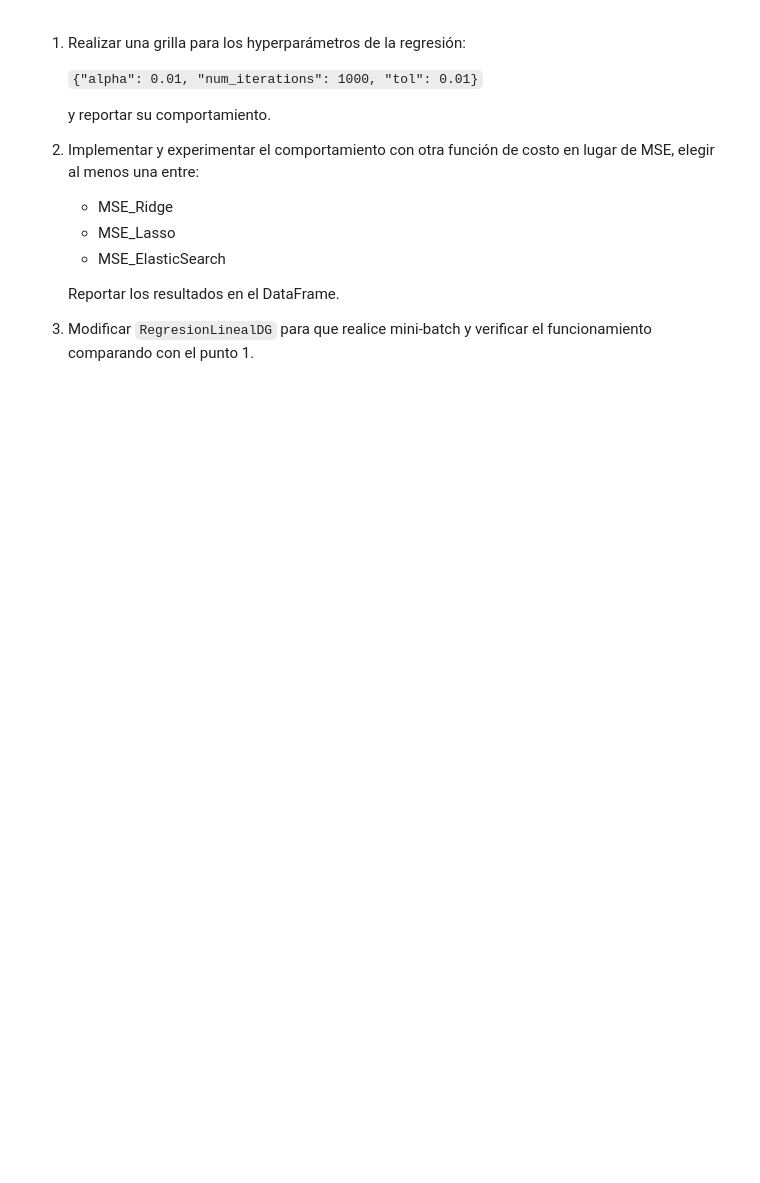
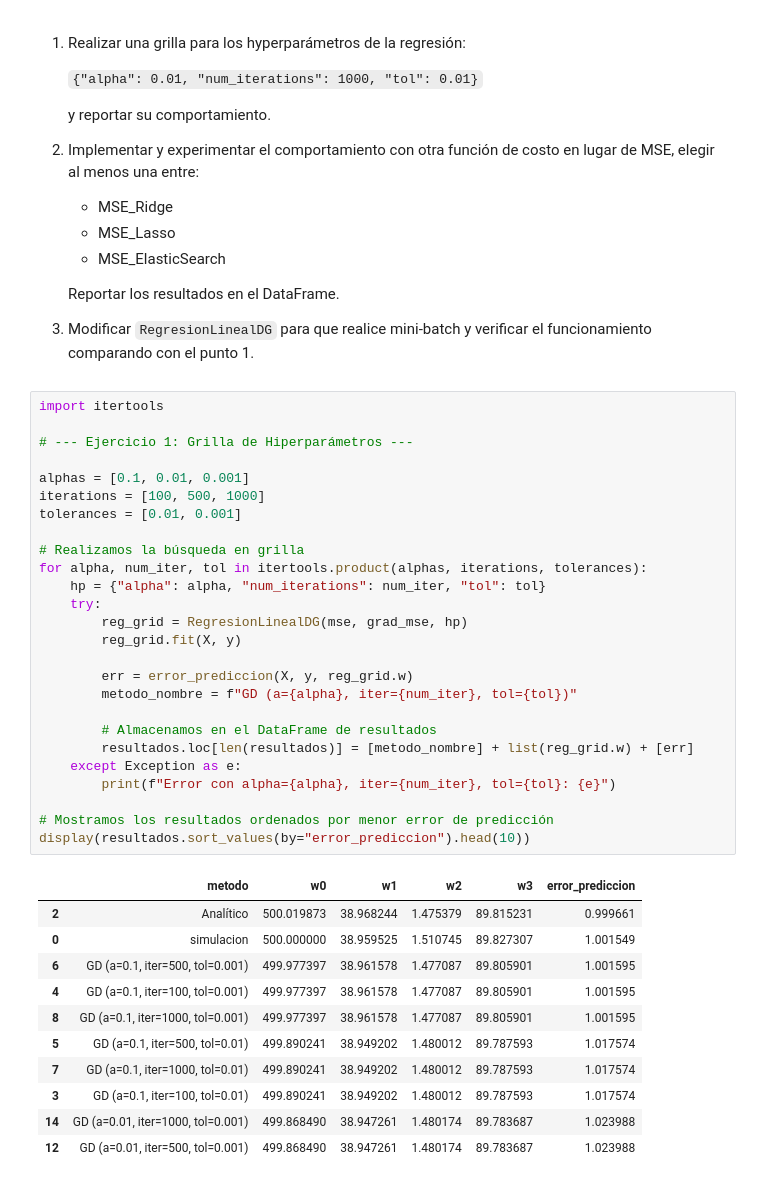
Before and after one commit to tusar-verma/Machine-learning-2c2026, a Jupyter notebook: notebooks/notebook_08_descenso_gradiente-published.ipynb, the cells around one changed output. Saved outputs shown, nothing was run; the diff lists cells and outputs as text; blank space fills up the shorter version.

Commit message:
feat(notebook-10) :poop: gemini hizo los ejercicios (no los revisé todavia)

```diff
--- a/notebooks/notebook_08_descenso_gradiente-published.ipynb
+++ b/notebooks/notebook_08_descenso_gradiente-published.ipynb
@@ -188,3 +207,41 @@ resultados
 
    Reportar los resultados en el DataFrame.
 1. Modificar `RegresionLinealDG` para que realice mini-batch y verificar el funcionamiento comparando con el punto 1.
+# %%
+import itertools
+
+# --- Ejercicio 1: Grilla de Hiperparámetros ---
+
+alphas = [0.1, 0.01, 0.001]
+iterations = [100, 500, 1000]
+tolerances = [0.01, 0.001]
+
+# Realizamos la búsqueda en grilla
+for alpha, num_iter, tol in itertools.product(alphas, iterations, tolerances):
+    hp = {"alpha": alpha, "num_iterations": num_iter, "tol": tol}
+    try:
+        reg_grid = RegresionLinealDG(mse, grad_mse, hp)
+        reg_grid.fit(X, y)
+
+        err = error_prediccion(X, y, reg_grid.w)
+        metodo_nombre = f"GD (a={alpha}, iter={num_iter}, tol={tol})"
+
+        # Almacenamos en el DataFrame de resultados
+        resultados.loc[len(resultados)] = [metodo_nombre] + list(reg_grid.w) + [err]
+    except Exception as e:
+        print(f"Error con alpha={alpha}, iter={num_iter}, tol={tol}: {e}")
+
+# Mostramos los resultados ordenados por menor error de predicción
+display(resultados.sort_values(by="error_prediccion").head(10))
+# %% [output]
+|  | metodo | w0 | w1 | w2 | w3 | error_prediccion |
+| 2 | Analítico | 500.019873 | 38.968244 | 1.475379 | 89.815231 | 0.999661 |
+| 0 | simulacion | 500.000000 | 38.959525 | 1.510745 | 89.827307 | 1.001549 |
+| 6 | GD (a=0.1, iter=500, tol=0.001) | 499.977397 | 38.961578 | 1.477087 | 89.805901 | 1.001595 |
+| 4 | GD (a=0.1, iter=100, tol=0.001) | 499.977397 | 38.961578 | 1.477087 | 89.805901 | 1.001595 |
+| 8 | GD (a=0.1, iter=1000, tol=0.001) | 499.977397 | 38.961578 | 1.477087 | 89.805901 | 1.001595 |
+| 5 | GD (a=0.1, iter=500, tol=0.01) | 499.890241 | 38.949202 | 1.480012 | 89.787593 | 1.017574 |
+| 7 | GD (a=0.1, iter=1000, tol=0.01) | 499.890241 | 38.949202 | 1.480012 | 89.787593 | 1.017574 |
+| 3 | GD (a=0.1, iter=100, tol=0.01) | 499.890241 | 38.949202 | 1.480012 | 89.787593 | 1.017574 |
+| 14 | GD (a=0.01, iter=1000, tol=0.001) | 499.868490 | 38.947261 | 1.480174 | 89.783687 | 1.023988 |
+| 12 | GD (a=0.01, iter=500, tol=0.001) | 499.868490 | 38.947261 | 1.480174 | 89.783687 | 1.023988 |
```
Also changed, not shown: parts of 9 cells of this notebook.
